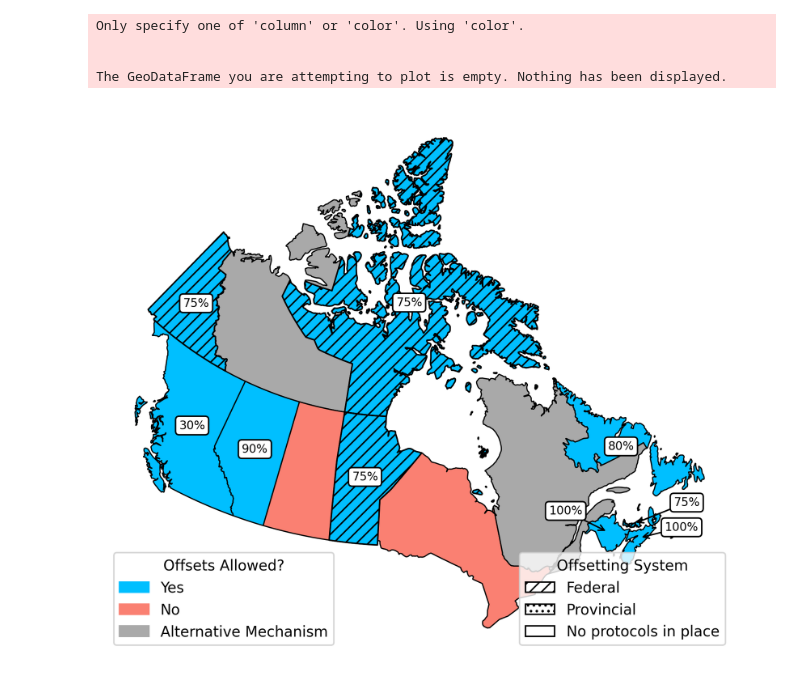
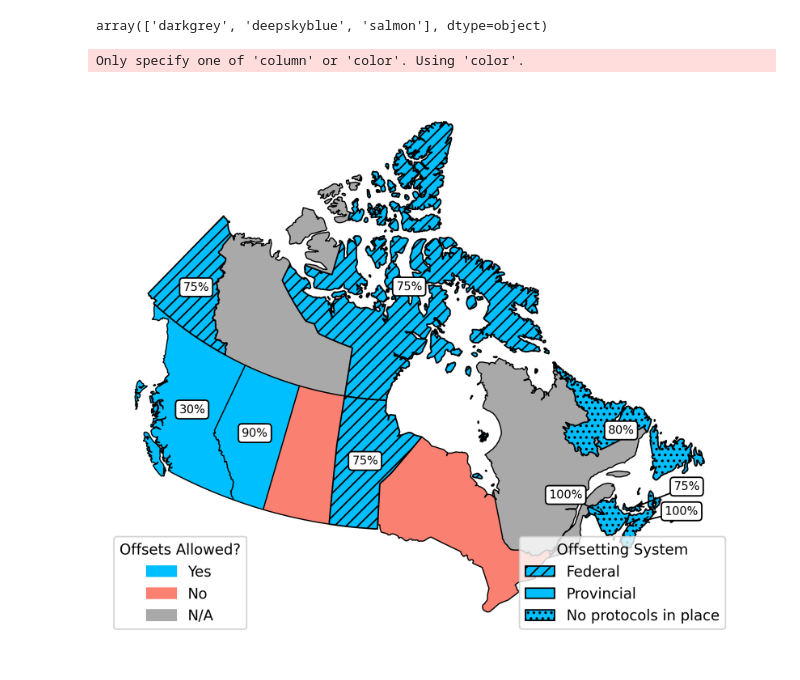
Before and after one commit to izzy-oceans/Carbon_Offsets_Project, a Jupyter notebook: code/peter_map.ipynb, the cells around one changed output. Cells and saved outputs as stored; diff of their text form; code cells hidden in the pictures.

```diff
--- a/code/peter_map.ipynb
+++ b/code/peter_map.ipynb
@@ -7,6 +7,7 @@ import matplotlib.patches as mpatches
 # %%
 # Read data
 df = pd.read_csv('../data/province_systems.csv').rename(columns={'Province': 'name'})
+df['Offsets_Allowed'] = df['Offsets_Allowed'].str.replace('Alternative Mechanism', 'N/A')
 # %%
 # Load Canada’s provinces (GeoJSON format)
 url = "https://github.com/nvkelso/natural-earth-vector/raw/master/geojson/ne_50m_admin_1_states_provinces.geojson"
@@ -17,12 +16,17 @@ canada_provinces = canada_provinces.merge(df)
+# %%
+canada_provinces = canada_provinces.merge(df)
+color_map = {
+    "Yes": "deepskyblue",
+    "No": "salmon",
+    "N/A": "darkgrey"
+}
+
+canada_provinces["color"] = canada_provinces["Offsets_Allowed"].map(color_map)
+# %%
+np.unique(canada_provinces['color'])
+# %% [output]
+array(['darkgrey', 'deepskyblue', 'salmon'], dtype=object)
 # %%
-color_map = {
-    "Yes": "deepskyblue",
-    "No": "salmon",
-    "Alternative Mechanism": "darkgrey"
-}
-
-canada_provinces["color"] = canada_provinces["Offsets_Allowed"].map(color_map)
-
 canada_provinces = canada_provinces.to_crs(epsg=3347)  # Canadian Lambert projection
 
 # Create figure
@@ -47,7 +51,7 @@ canada_provinces[canada_provinces["Offset_System"] == "Federal"].plot(
     linewidth=1
 )
 
-canada_provinces[canada_provinces["Offset_System"] == "Provincial"].plot(
+canada_provinces[canada_provinces["Offset_System"] == "No protocols or process to apply"].plot(
     ax=ax,
     facecolor="none",  # Keep it transparent
     edgecolor="black",
@@ -99,8 +103,6 @@ for idx, row in canada_provinces.iterrows():
 
 
 
-
-
 # # Create custom legend for discrete colors
 # legend_patches = [mpatches.Patch(color=color, label=label) for label, color in color_map.items()]
 # ax.legend(handles=legend_patches, title="Offsets Allowed", loc="lower left")
@@ -110,37 +112,34 @@ color_legend_patches = [mpatches.Patch(color=color, label=label) for label, colo
 
 # Create custom legend for hatch patterns
 hatch_legend_patches = [
-    mpatches.Patch(facecolor="white", edgecolor="black", hatch="///", label="Federal"),
-    mpatches.Patch(facecolor="white", edgecolor="black", hatch="...", label="Provincial"),
-    mpatches.Patch(facecolor="white", edgecolor="black", label="No protocols in place")
+    mpatches.Patch(facecolor="deepskyblue", edgecolor="black", hatch="///", label="Federal"),
+    mpatches.Patch(facecolor="deepskyblue", edgecolor="black", label="Provincial"),
+    mpatches.Patch(facecolor="deepskyblue", edgecolor="black", hatch="...", label="No protocols in place")
 ]
 
 
 
 # Combine legends (all in one):
 # legend_patches = color_legend_patches + hatch_legend_patches
 # ax.legend(handles=legend_patches, title=None, loc="lower left")
 
 # Separate legends:
 # Add the color legend on the left
 legend1 = ax.legend(handles=color_legend_patches, title='Offsets Allowed?', loc="lower left")
 ax.legend(handles=hatch_legend_patches, title='Offsetting System', loc="lower right")
 ax.add_artist(legend1)
 
 ## TODO: Add % label legend for data
 
 plt.tight_layout()
 
 # Remove axis labels
 ax.set_xticks([])
 ax.set_yticks([])
 ax.set_frame_on(False)
 
 # Show plot
 plt.show()
 # %% [output]
 Only specify one of 'column' or 'color'. Using 'color'.
-
-
-The GeoDataFrame you are attempting to plot is empty. Nothing has been displayed.
-[figure, old version]
+[figure, new version]
```
Also changed, not shown: parts of 1 cell of this notebook.
